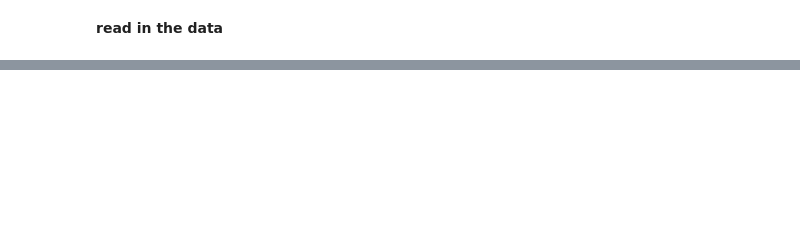
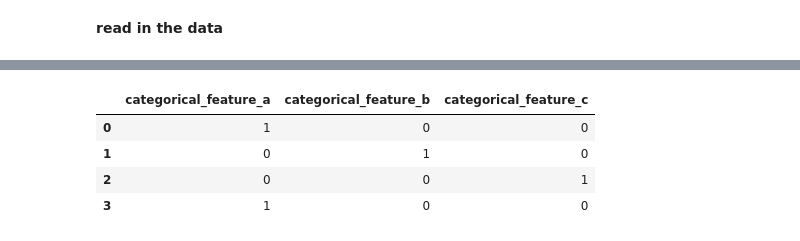
Before and after one commit to paulo-metrostar/intro-clf-trees, a Jupyter notebook: 2.1-understanding-decision-tree-classification.ipynb, the cells around one changed output, grey strips where cells are left out. Drawn from its saved outputs; the diff is of its cells as text; code cells hidden in the pictures; blank space fills up the shorter version.

```diff
--- a/2.1-understanding-decision-tree-classification.ipynb
+++ b/2.1-understanding-decision-tree-classification.ipynb
@@ -129,0 +232,4 @@ plt.show()
+# %%
+# suppose you had the following column in a table
+toy_df = pd.DataFrame({'categorical_feature': ['a', 'b', 'c', 'a']})
+toy_df
@@ -129,0 +242,9 @@ plt.show()
+# %%
+# this is a simple way to "dummy encode it" into numerical features
+pd.get_dummies(toy_df)
+# %% [output]
+|  | categorical_feature_a | categorical_feature_b | categorical_feature_c |
+| 0 | 1 | 0 | 0 |
+| 1 | 0 | 1 | 0 |
+| 2 | 0 | 0 | 1 |
+| 3 | 1 | 0 | 0 |
```
Also changed, not shown: parts of 16 cells of this notebook, 2 other files.
